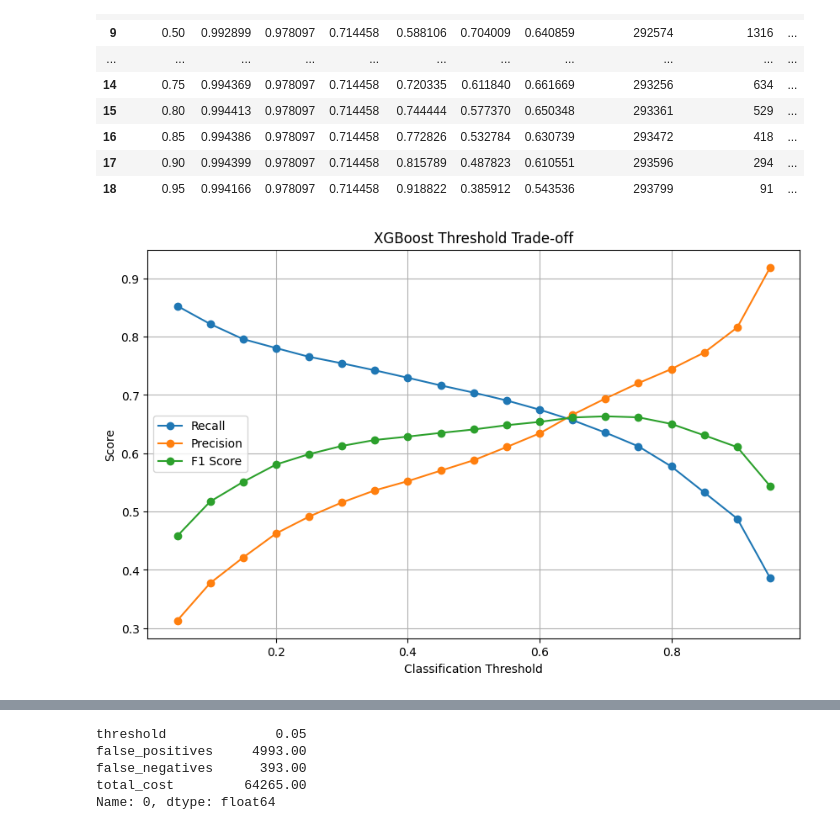
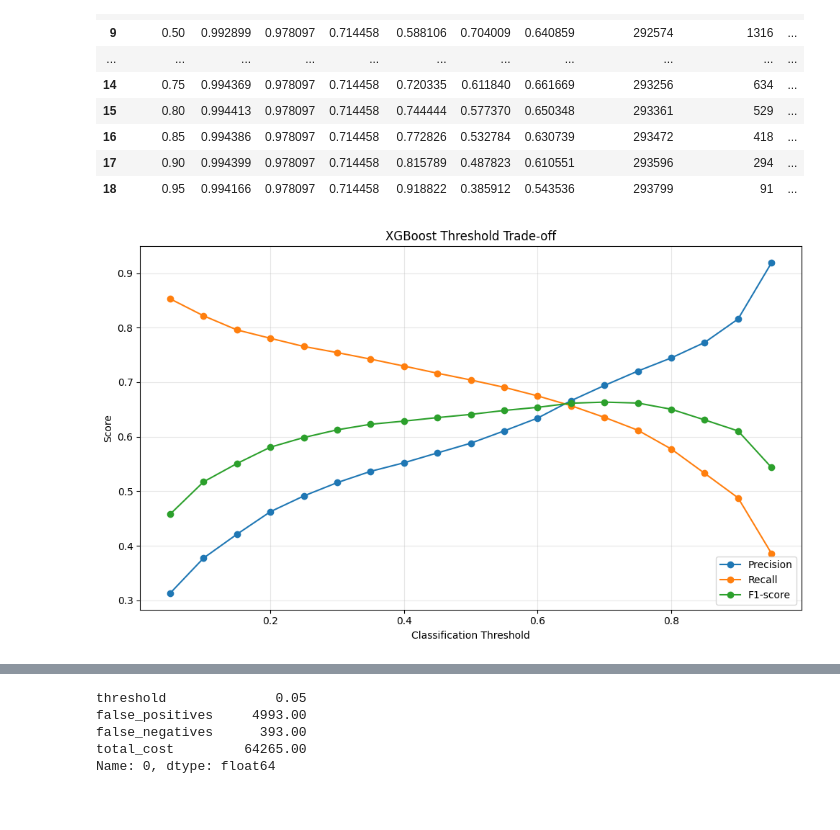
Before and after one commit to Swaransh-Mishra/fraud-risk-intelligence-platform, a Jupyter notebook: notebooks/02_model_development_and_evaluation.ipynb, the cells around one changed output, grey strips where cells are left out. Drawn from its saved outputs; the diff is of its cells as text; code cells hidden in the pictures.

```diff
--- a/notebooks/02_model_development_and_evaluation.ipynb
+++ b/notebooks/02_model_development_and_evaluation.ipynb
@@ -1193,0 +1099,4 @@ Random Forest trained successfully.
+# %%
+random_forest_model.fit(X_train, y_train)
+
+print("Random Forest trained.")
@@ -1780,20 +1658,14 @@ The same validation threshold grid is used to examine how model performance chan
 
 This analysis is performed only on the validation set. The test set remains untouched for final evaluation.
 # %%
-xgboost_threshold_grid = np.arange(
-    0.05,
-    1.00,
-    0.05,
-)
-
-xgboost_threshold_results_df = analyze_thresholds(
+xgboost_threshold_results = analyze_thresholds(
     model=xgboost_model,
     X=X_validation,
     y=y_validation,
-    thresholds=xgboost_threshold_grid,
+    thresholds=DEFAULT_THRESHOLD_GRID,
 )
 
-xgboost_threshold_results_df
+display(xgboost_threshold_results)
 # %% [output]
 |  | threshold | accuracy | roc_auc | pr_auc | precision | recall | f1_score | true_negatives | false_positives | ... |
 | 0 | 0.05 | 0.981838 | 0.978097 | 0.714458 | 0.313110 | 0.852754 | 0.458040 | 288897 | 4993 | ... |
@@ -1813,37 +1685,36 @@ xgboost_threshold_results_df
 | 17 | 0.90 | 0.994399 | 0.978097 | 0.714458 | 0.815789 | 0.487823 | 0.610551 | 293596 | 294 | ... |
 | 18 | 0.95 | 0.994166 | 0.978097 | 0.714458 | 0.918822 | 0.385912 | 0.543536 | 293799 | 91 | ... |
 # %%
-import matplotlib.pyplot as plt
-
 plt.figure(figsize=(10, 6))
 
 plt.plot(
-    xgboost_threshold_results_df["threshold"],
-    xgboost_threshold_results_df["recall"],
+    xgboost_threshold_results["threshold"],
+    xgboost_threshold_results["precision"],
+    marker="o",
+    label="Precision",
+)
+
+plt.plot(
+    xgboost_threshold_results["threshold"],
+    xgboost_threshold_results["recall"],
     marker="o",
     label="Recall",
 )
 
 plt.plot(
-    xgboost_threshold_results_df["threshold"],
-    xgboost_threshold_results_df["precision"],
+    xgboost_threshold_results["threshold"],
+    xgboost_threshold_results["f1_score"],
     marker="o",
-    label="Precision",
-)
-
-plt.plot(
-    xgboost_threshold_results_df["threshold"],
-    xgboost_threshold_results_df["f1_score"],
-    marker="o",
-    label="F1 Score",
+    label="F1-score",
 )
 
 plt.xlabel("Classification Threshold")
 plt.ylabel("Score")
 plt.title("XGBoost Threshold Trade-off")
 plt.legend()
-plt.grid(True)
+plt.grid(alpha=0.3)
+plt.tight_layout()
 plt.show()
 # %% [output]
-[figure, old version]
+[figure, new version]
 # %% [markdown]
```
Also changed, not shown: parts of 220 cells of this notebook, 41 other files.
